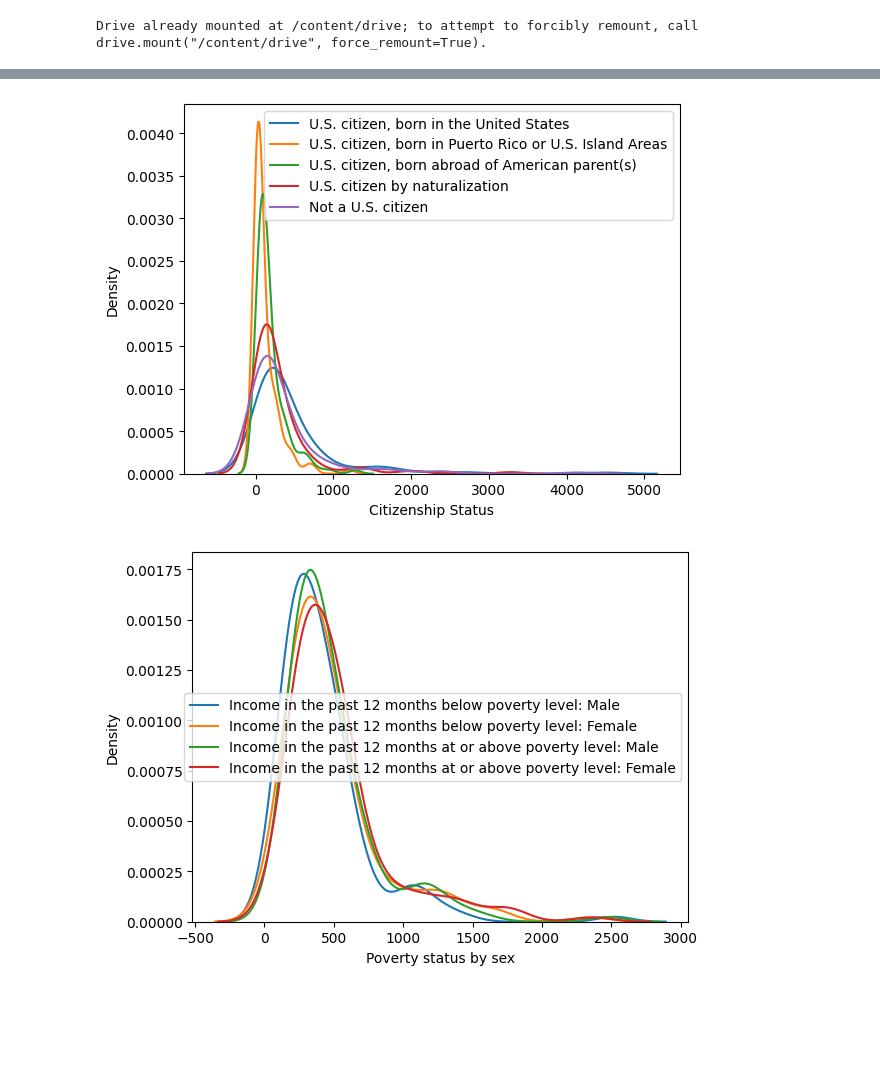
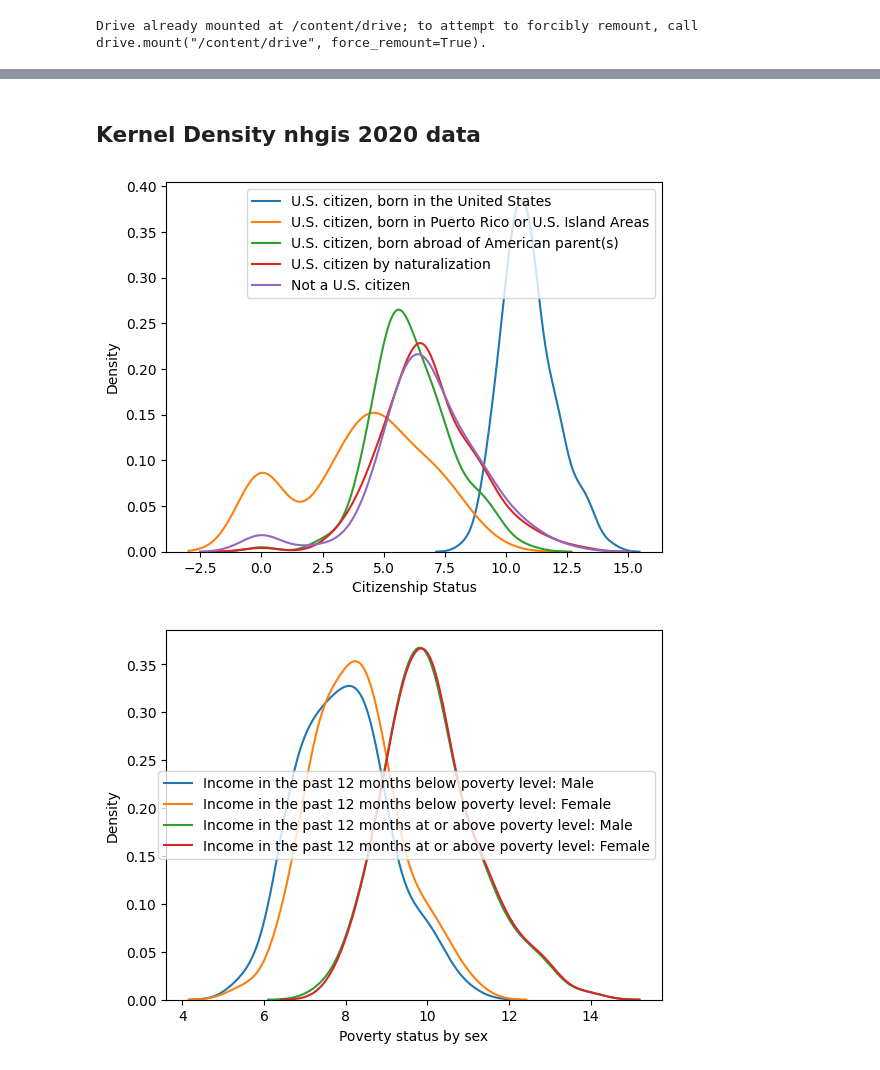
Before and after one commit to ven7sg/DS-3001-project-voting, a Jupyter notebook: Project3_model&VIS.ipynb, the cells around one changed output, grey strips where cells are left out. Cells and saved outputs as stored; diff of their text form; code cells hidden in the pictures; blank space fills up the shorter version.

Commit message:
added 2022 data form NHGIS

```diff
--- a/Project3_model&VIS.ipynb
+++ b/Project3_model&VIS.ipynb
@@ -95,7 +71,7 @@ for col in virginia_data.columns:
     if len(virginia_data[col].unique()) == 1:
         virginia_data.drop(col,inplace=True,axis=1)
 #select nativity, poverty status by sex, gini index of income ineuqality col
-VAcounty_data = virginia_data[['COUNTY','AM0KM002','AM0KM003','AM0KM004','AM0KM005','AM0KM006','AM63M003','AM63M017','AM63M032','AM63M046','AM9SM001']]
+VAcounty_data = virginia_data[['COUNTY','AM0KE002','AM0KE003','AM0KE004','AM0KE005','AM0KE006','AM63E003','AM63E017','AM63E032','AM63E046','AM9SE001']]
 # %% [output]
 A value is trying to be set on a copy of a slice from a DataFrame
 
@@ -117,17 +93,22 @@ See the caveats in the documentation: https://pandas.pydata.org/pandas-docs/stab
 # %%
 column_mapping = {
     'COUNTY' : 'county',
-    'AM0KM002': 'U.S. citizen, born in the United States',
-    'AM0KM003': 'U.S. citizen, born in Puerto Rico or U.S. Island Areas',
-    'AM0KM004': 'U.S. citizen, born abroad of American parent(s)',
-    'AM0KM005': 'U.S. citizen by naturalization',
-    'AM0KM006': 'Not a U.S. citizen',
-    'AM63M003': 'Income in the past 12 months below poverty level: Male',
-    'AM63M017': 'Income in the past 12 months below poverty level: Female',
-    'AM63M032': 'Income in the past 12 months at or above poverty level: Male',
-    'AM63M046':  'Income in the past 12 months at or above poverty level: Female',
-    'AM9SM001':   'Gini Index'
+    'AM0KE002': 'U.S. citizen, born in the United States',
+    'AM0KE003': 'U.S. citizen, born in Puerto Rico or U.S. Island Areas',
+    'AM0KE004': 'U.S. citizen, born abroad of American parent(s)',
+    'AM0KE005': 'U.S. citizen by naturalization',
+    'AM0KE006': 'Not a U.S. citizen',
+    'AM63E003': 'Income in the past 12 months below poverty level: Male',
+    'AM63E017': 'Income in the past 12 months below poverty level: Female',
+    'AM63E032': 'Income in the past 12 months at or above poverty level: Male',
+    'AM63E046':  'Income in the past 12 months at or above poverty level: Female',
+    'AM9SE001':   'Gini Index'
 }
 
 # Rename the columns
 VAcounty_data = VAcounty_data.rename(columns=column_mapping)
+# %%
+cols_to_convert = VAcounty_data.columns.difference(['county'])
+VAcounty_data[cols_to_convert] = VAcounty_data[cols_to_convert].apply(pd.to_numeric, errors='coerce')
+
+VAcounty_data
@@ -134,21 +129,26 @@ VAcounty_data = VAcounty_data.rename(columns=column_mapping)
+# %% [markdown]
+## Kernel Density nhgis 2020 data
 # %%
+import seaborn as sns
 numeric_vars = ['U.S. citizen, born in the United States', 'U.S. citizen, born in Puerto Rico or U.S. Island Areas', 'U.S. citizen, born abroad of American parent(s)', 'U.S. citizen by naturalization', 'Not a U.S. citizen']
 for column in numeric_vars:
+    VAcounty_data[column] = np.arcsinh(VAcounty_data[column])
     sns.kdeplot(VAcounty_data[column], label=column)
 plt.xlabel('Citizenship Status')
 plt.legend()
 plt.show()
 # %% [output]
-[figure, old version]
+[figure, new version]
 # %%
 numeric_vars = ['Income in the past 12 months below poverty level: Male', 'Income in the past 12 months below poverty level: Female', 'Income in the past 12 months at or above poverty level: Male', 'Income in the past 12 months at or above poverty level: Female']
 for column in numeric_vars:
+    VAcounty_data[column] = np.arcsinh(VAcounty_data[column])
     sns.kdeplot(VAcounty_data[column], label=column)
 plt.xlabel('Poverty status by sex')
 plt.legend()
 plt.show()
 # %% [output]
-[figure, old version]
+[figure, new version]
 # %%
 
 sns.kdeplot(VAcounty_data['Gini Index'], label=column)
```
Also changed, not shown: parts of 36 cells of this notebook.
